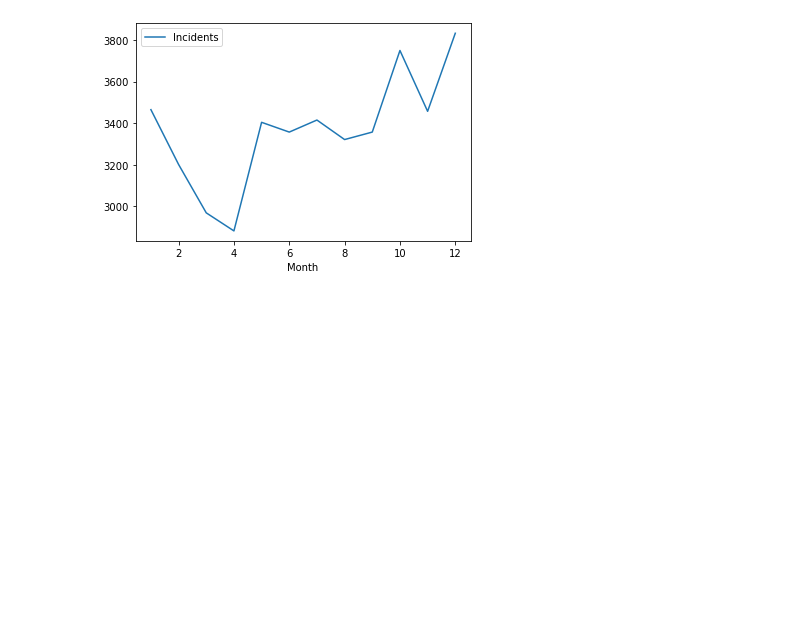
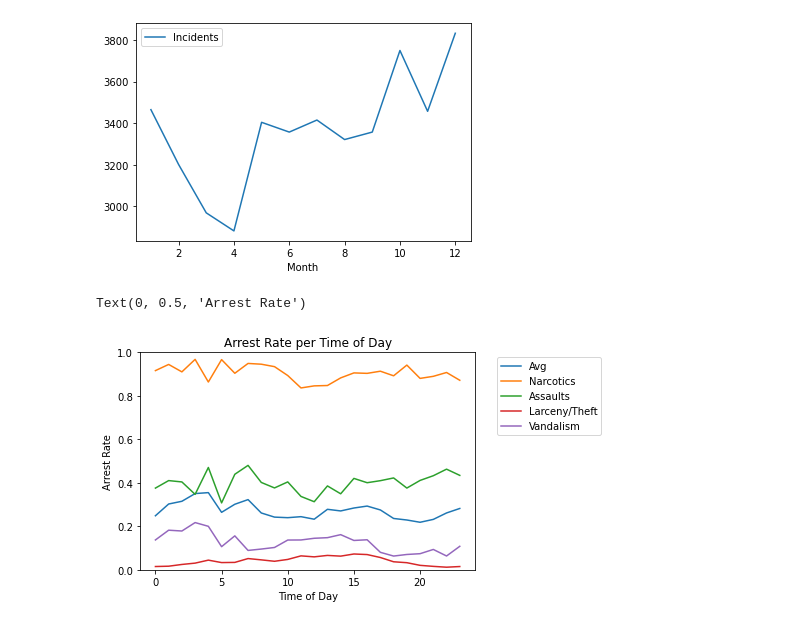
Before and after one commit to ktpatrick8/pythonproject1, a Jupyter notebook: Kyle's Notebook/Kyle_P.ipynb, the cells around one changed output. Cells and saved outputs as stored; diff of their text form; code cells hidden in the pictures; blank space fills up the shorter version.

```diff
--- a/Kyle's Notebook/Kyle_P.ipynb
+++ b/Kyle's Notebook/Kyle_P.ipynb
@@ -102,7 +113,7 @@ narc_arrests = narcotics.loc[narcotics['Resolution'].isin(["ARREST, BOOKED","ARR
 # %%
 narcotic_incidents = narcotics.groupby('Hour')
 narcotic_arrests = narc_arrests.groupby('Hour')
-percentage_arrests = narcotic_incidents['IncidntNum'].count() / narcotic_arrests['IncidntNum'].count()
+narc_percentage_arrests =  narcotic_arrests['IncidntNum'].count() / narcotic_incidents['IncidntNum'].count()
 
 hourly_summary = pd.DataFrame({
     "Incidents" : narcotic_incidents['IncidntNum'].count(),
@@ -152,0 +149,18 @@ larceny_summary_df.plot(kind="line");
+# %%
+assaults = police_data.loc[police_data['Category'].isin(["ASSAULT"])]
+assault_arrests = assaults.loc[assaults['Resolution'].isin(["ARREST, BOOKED","ARREST, CITED"])]
+assault_incidents = assaults.groupby('Hour')
+assault_arrests_grp = assault_arrests.groupby('Hour')
+assault_percentage_arrests =  assault_arrests_grp['IncidntNum'].count() / assault_incidents['IncidntNum'].count()
+# %%
+theft = police_data.loc[police_data['Category'].isin(["LARCENY/THEFT"])]
+theft_arrests = theft.loc[theft['Resolution'].isin(["ARREST, BOOKED","ARREST, CITED"])]
+theft_incidents = theft.groupby('Hour')
+theft_arrests_grp = theft_arrests.groupby('Hour')
+theft_percentage_arrests =  theft_arrests_grp['IncidntNum'].count() / theft_incidents['IncidntNum'].count()
+# %%
+vandalism = police_data.loc[police_data['Category'].isin(["VANDALISM"])]
+vandalism_arrests = vandalism.loc[vandalism['Resolution'].isin(["ARREST, BOOKED","ARREST, CITED"])]
+vandalism_incidents = vandalism.groupby('Hour')
+vandalism_arrests_grp = vandalism_arrests.groupby('Hour')
+vandalism_percentage_arrests =  vandalism_arrests_grp['IncidntNum'].count() / vandalism_incidents['IncidntNum'].count()
@@ -152,0 +169,20 @@ larceny_summary_df.plot(kind="line");
+# %%
+percentage_summary = pd.DataFrame({
+    "Avg" : percentage_arrests,
+    "Narcotics" : narc_percentage_arrests,
+    "Assaults" : assault_percentage_arrests,
+    "Larceny/Theft" : theft_percentage_arrests,
+    "Vandalism" : vandalism_percentage_arrests
+})
+
+sum_chart = percentage_summary.plot(kind="line")
+plt.ylim((0, 1))
+plt.legend(bbox_to_anchor=(1.05, 1))
+plt.title("Arrest Rate per Time of Day")
+plt.xlabel("Time of Day")
+plt.ylabel("Arrest Rate")
+# sum_chart.set_xticks()
+# sum_chart.set_xticklabels(timeofday, rotation=45)
+# %% [output]
+Text(0, 0.5, 'Arrest Rate')
+[figure, added]
```
Also changed, not shown: parts of 3 cells of this notebook, 1 other file.
